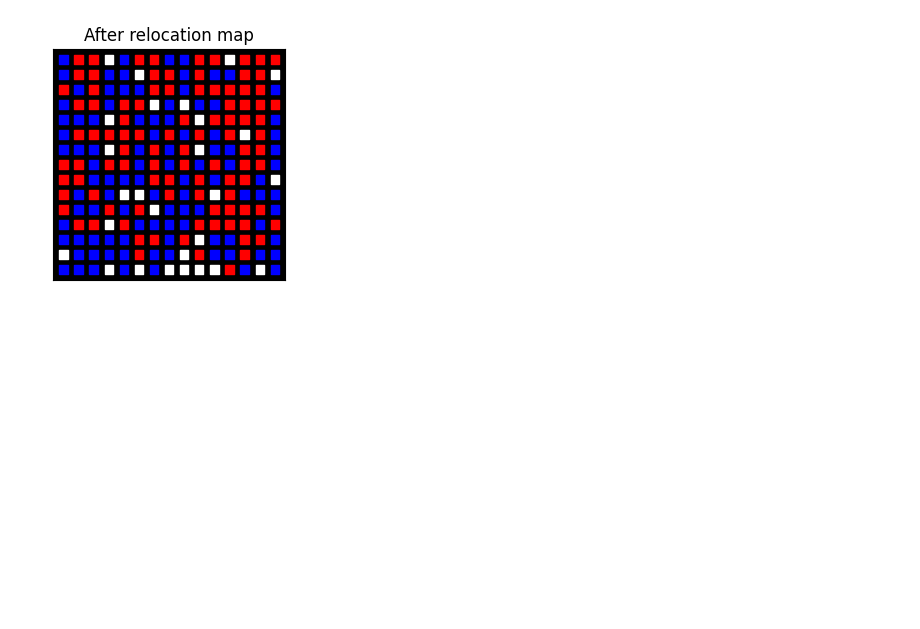
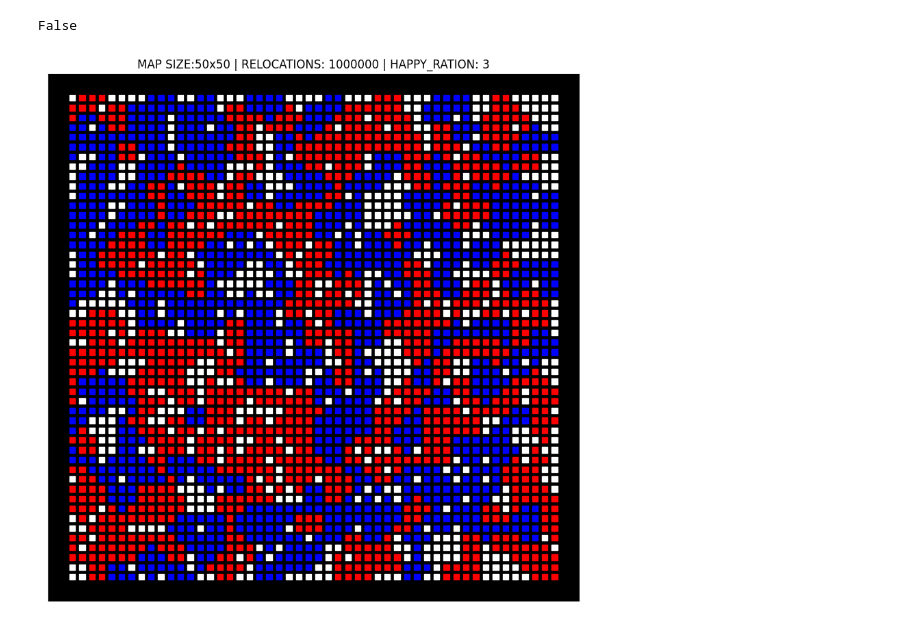
Before and after one commit to y3boy/ai-homework, a Jupyter notebook: schelling-model/schelling_model.ipynb, the cells around one changed output. Drawn from its saved outputs; the diff is of its cells as text; code cells hidden in the pictures; blank space fills up the shorter version.

```diff
--- a/schelling-model/schelling_model.ipynb
+++ b/schelling-model/schelling_model.ipynb
@@ -8,9 +9,9 @@ from random import randint
 # %%
-N = 15                 # size of array
+N = 50                  # size of array
 SIZE = N * N
-SWAPS = pow(10, 8)    # amount of swaps cells
+SWAPS = pow(10, 6)      # amount of swaps cells
 
-HAPPY_RATION = 2        # number of neighbors to be happy
+HAPPY_RATION = 3        # number of neighbors to be happy
 OCCUPIED_RATION = 0.45  # occupied in percentages (separate for BLUE & RED)
 VACANT_RATION = 0.1     # vacant places
 
@@ -115,14 +111,18 @@ relocation(arr=array) # 10^6 : 4.4s 10^7: 40
 # %%
 fig, ax = plt.subplots()
 ax.scatter(x=ox, y=oy, marker='s', c=pltcolor(arr=array))
 ax.set_facecolor('black')
 ax.get_xaxis().set_visible(False)
 ax.get_yaxis().set_visible(False)
 
 fig.set_figwidth(SCATTER_SIZE)
 fig.set_figheight(SCATTER_SIZE)
-ax.set_title('After relocation map')
+ax.set_title(f'MAP SIZE:{N}x{N} | RELOCATIONS: {SWAPS} | HAPPY_RATION: {HAPPY_RATION}')
+
+d = list(array)
+print(d.count(VACANT) <= VACANT_RATION*SIZE)
 
 plt.show()
 # %% [output]
+False
-[figure, old version]
+[figure, new version]
```
Also changed, not shown: parts of 4 cells of this notebook, 2 other files.
